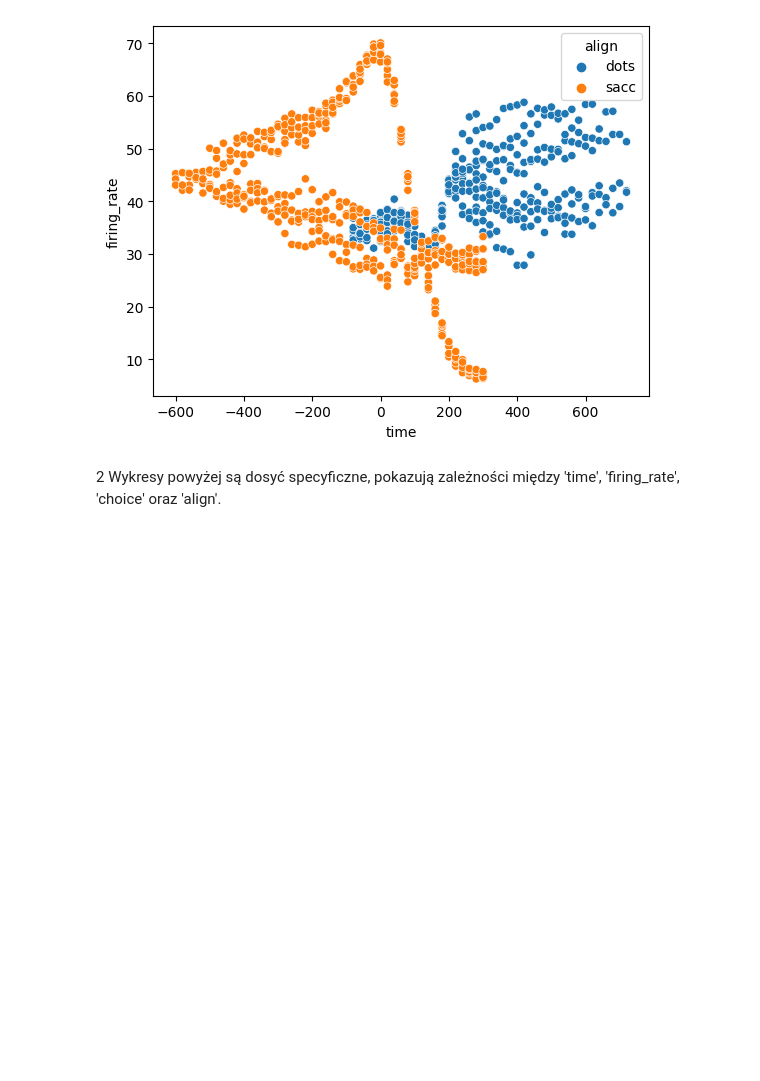
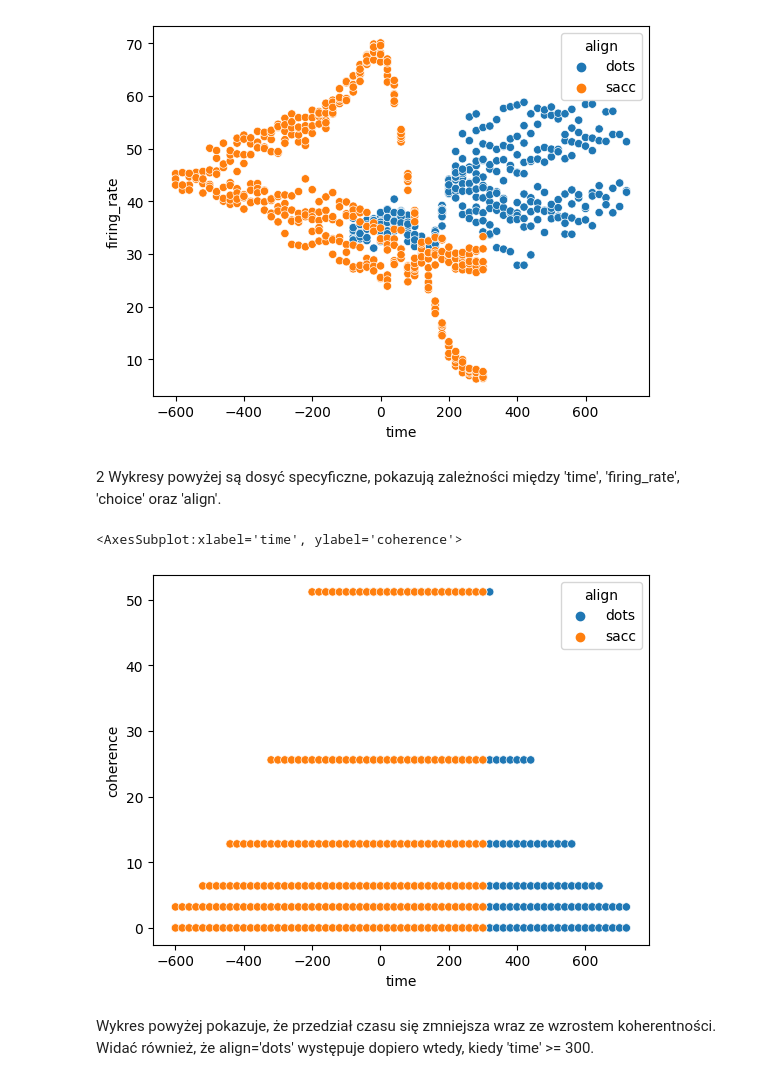
Before and after one commit to Urgith/data_science, a Jupyter notebook: seaborn_datasets/done/15_dots.ipynb, the cells around one changed output. Saved outputs shown, nothing was run; the diff lists cells and outputs as text; code cells hidden in the pictures; blank space fills up the shorter version.

```diff
--- a/seaborn_datasets/done/15_dots.ipynb
+++ b/seaborn_datasets/done/15_dots.ipynb
@@ -107,3 +107,10 @@ sns.scatterplot(x='time', y='firing_rate', hue='align', data=df)
 [figure]
 # %% [markdown]
 2 Wykresy powyżej są dosyć specyficzne, pokazują zależności między 'time', 'firing_rate', 'choice' oraz 'align'.
+# %%
+sns.scatterplot(x='time', y='coherence', hue='align', data=df)
+# %% [output]
+<AxesSubplot:xlabel='time', ylabel='coherence'>
+[figure, added]
+# %% [markdown]
+Wykres powyżej pokazuje, że przedział czasu się zmniejsza wraz ze wzrostem koherentności. Widać również, że align='dots' występuje dopiero wtedy, kiedy 'time' >= 300.
```
Also changed, not shown: 15 other files.
